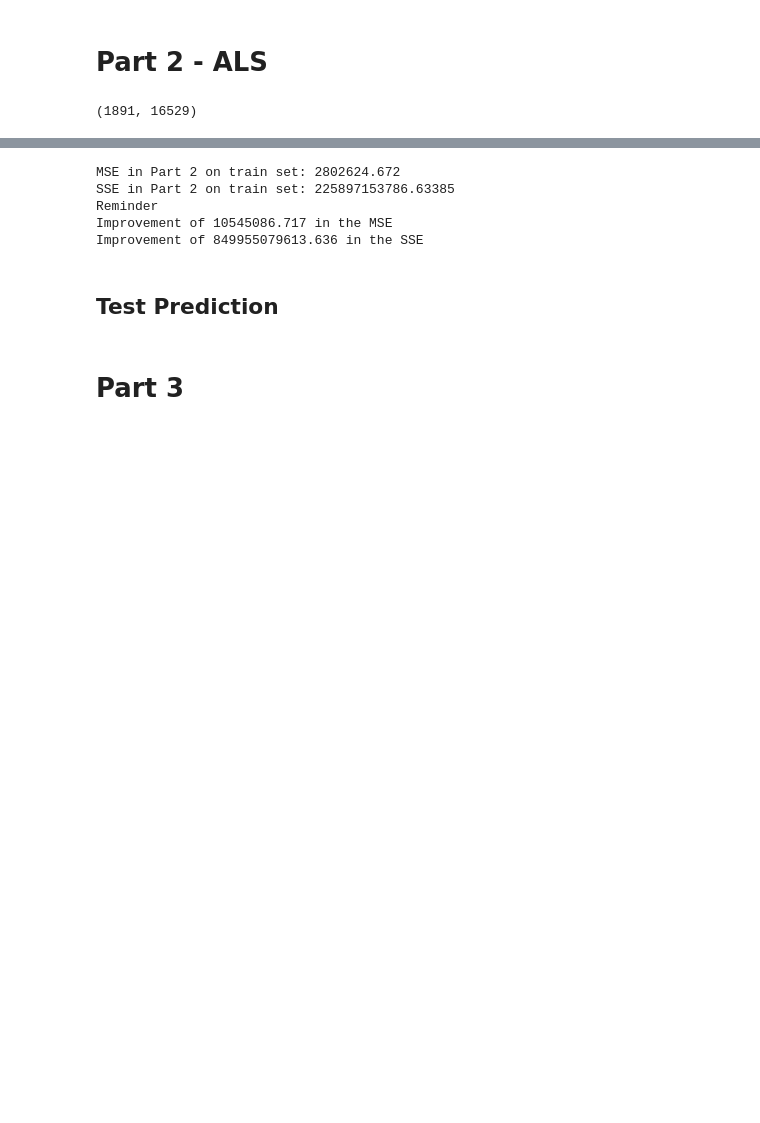
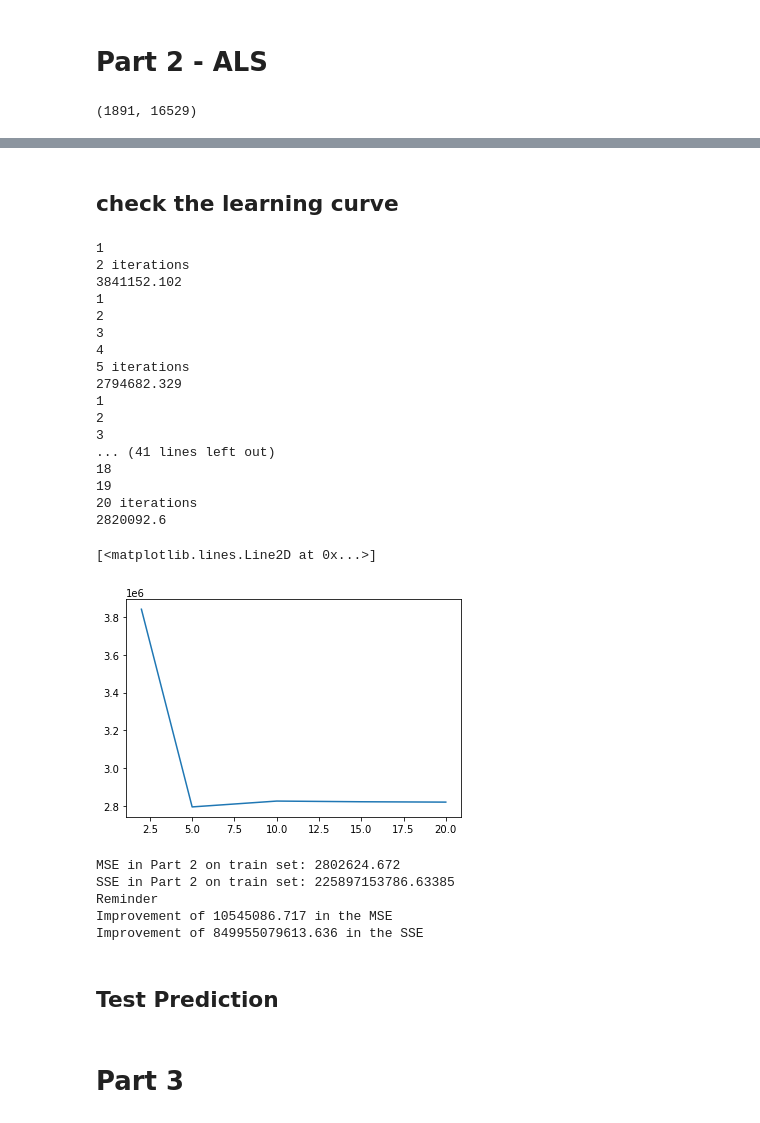
Before and after one commit to Hadar-Sug/E-commereceHW3_CF, a Jupyter notebook: HW3.ipynb, the cells around one changed output, grey strips where cells are left out. Drawn from its saved outputs; the diff is of its cells as text; code cells hidden in the pictures; blank space fills up the shorter version.

```diff
--- a/HW3.ipynb
+++ b/HW3.ipynb
@@ -228,14 +258 @@ def als_step(latent_vectors, fixed_vecs, ratings, _lambda=0, type='user'):
     return latent_vectors
-# %%
-# create the sparse ratings matrix
-R = sp.lil_matrix((num_users, num_songs))
-
-for i, row in df.iterrows():
-    # Set the nonzero entries in the current row
-    user = users_hash[row['user_id']]
-    song = songs_hash[row['song_id']]
-    rating = row['weight']
-    R[user, song] = rating
-
-R_rows = R.tocsr()  # we'll use to slice rows
-R_cols = R.tocsc()  # we'll use to slice column
@@ -264,12 +284,15 @@ for _ in range(iterations):
 # %%
-train_pred_2 = []
-for i, row in df.iterrows():
-    user = row['user_id']
-    song = row['song_id']
+# user_matrix,song_matrix = als_predict()
+def predict(users, songs):
+    prediction = []
+    for i, row in df.iterrows():
+        user = row['user_id']
+        song = row['song_id']
 
-    user_index = users_hash[user]
-    song_index = songs_hash[song]
+        user_index = users_hash[user]
+        song_index = songs_hash[song]
 
-    pred = user_matrix[user_index, :].dot(song_matrix[song_index, :])
+        pred = users[user_index, :].dot(songs[song_index, :])
 
-    train_pred_2.append(pred)
+        prediction.append(pred)
+    return prediction
@@ -329 +299,35 @@ plt.plot(iterations, mse_list)
+# %%
+def learning_curve_part_2(iterations):
+    user_vecs, song_vecs = als_predict_vecs(iterations=iterations)
+    print(f'{iterations} iterations')
+    train_predictions = predict(user_vecs, song_vecs)
+    mse = np.round(MSE(y_true=df.iloc[:,2], y_pred=train_predictions), 3)
+    print(mse)
+    return mse
+# %% [markdown]
+## check the learning curve
+# %%
+iterations = (2,5,10,15,20,50,100)
+mse_list = [learning_curve_part_2(iterations=i) for i in iterations[:5]]
+plt.plot(iterations[:5], mse_list)
+# %% [output]
+1
+2 iterations
+3841152.102
+1
+2
+3
+4
+5 iterations
+2794682.329
+1
+2
+3
+... (41 lines left out)
+18
+19
+20 iterations
+2820092.6
+[<matplotlib.lines.Line2D at 0x...>]
+[figure, added]
 # %%
```
Also changed, not shown: parts of 29 cells of this notebook, 1 other file.
